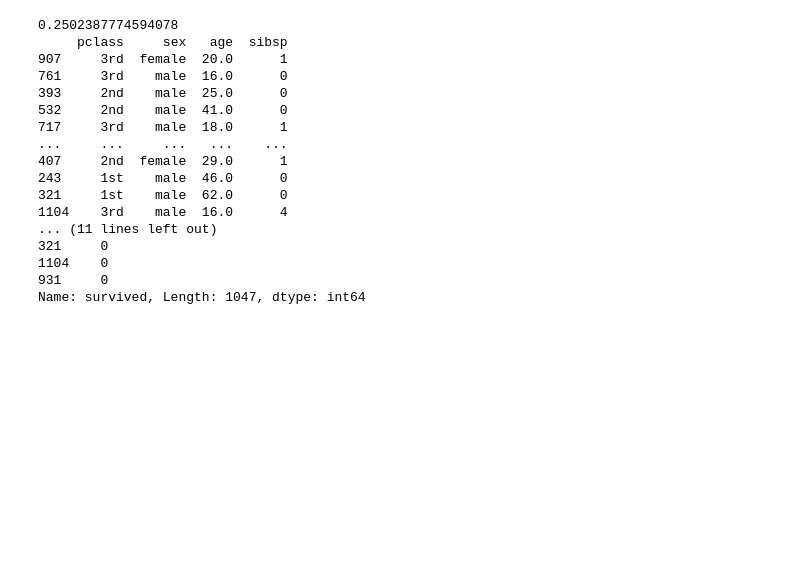
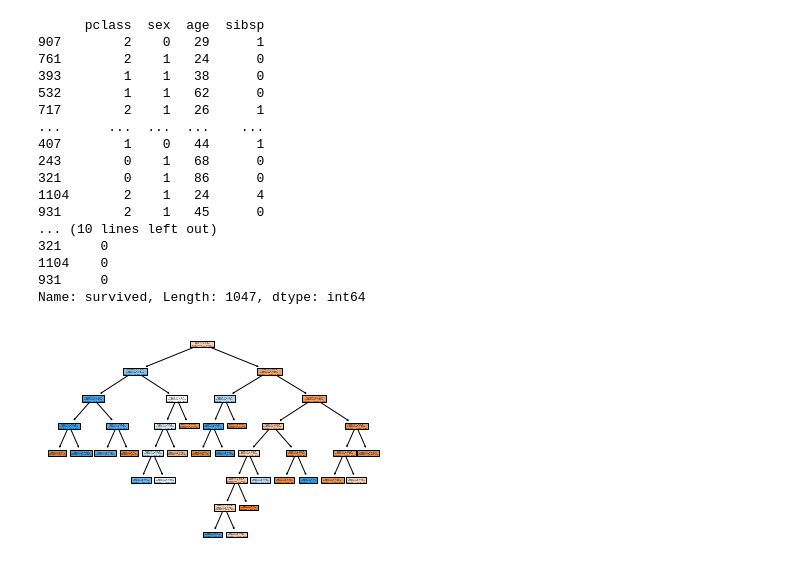
Before and after one commit to Quentin-Jimenez/CPE695, a Jupyter notebook: hw3/HW3.ipynb, the cells around one changed output. Drawn from its saved outputs; the diff is of its cells as text; code cells hidden in the pictures; blank space fills up the shorter version.

```diff
--- a/hw3/HW3.ipynb
+++ b/hw3/HW3.ipynb
@@ -7,28 +12,42 @@ from sklearn.model_selection import train_test_split
 # %%
+#Step 1
 df = pd.read_csv('Titanic.csv')
 surv = df['survived']
-df = df.drop(columns=['Unnamed: 0','name','parch','ticket','fare','cabin','embarked','boat','body','home.dest','survived'])
+df = df.drop(columns=['Unnamed: 0','Unnamed: 15','Unnamed: 16','Unnamed: 17','Unnamed: 18','name','parch','ticket','fare','cabin','embarked','boat','body','home.dest','survived'])
+
+le = preprocessing.LabelEncoder()
+df = df.apply(le.fit_transform)
+enc = preprocessing.OneHotEncoder()
+enc.fit(df)
 
 xTrain, xTest, yTrain, yTest = train_test_split(df, surv, test_size=0.20, random_state=41)
-print(len(xTest.index)/len(xTrain.index))
 
 print(xTrain)
 print(yTrain)
 # %% [output]
-0.2502387774594078
-     pclass     sex   age  sibsp
-907     3rd  female  20.0      1
-761     3rd    male  16.0      0
-393     2nd    male  25.0      0
-532     2nd    male  41.0      0
-717     3rd    male  18.0      1
-...     ...     ...   ...    ...
-407     2nd  female  29.0      1
-243     1st    male  46.0      0
-321     1st    male  62.0      0
-1104    3rd    male  16.0      4
-... (11 lines left out)
+      pclass  sex  age  sibsp
+907        2    0   29      1
+761        2    1   24      0
+393        1    1   38      0
+532        1    1   62      0
+717        2    1   26      1
+...      ...  ...  ...    ...
+407        1    0   44      1
+243        0    1   68      0
+321        0    1   86      0
+1104       2    1   24      4
+931        2    1   45      0
+... (10 lines left out)
 321     0
 1104    0
 931     0
 Name: survived, Length: 1047, dtype: int64
+# %%
+#Step 2
+dtc = DecisionTreeClassifier(max_leaf_nodes=20)
+dtc = dtc.fit(xTrain, yTrain)
+
+tree.plot_tree(dtc, filled=True, feature_names=xTrain.columns)
+print('\n')
+# %% [output]
+[figure, added]
```
Also changed, not shown: parts of 6 cells of this notebook, 1 other file.
